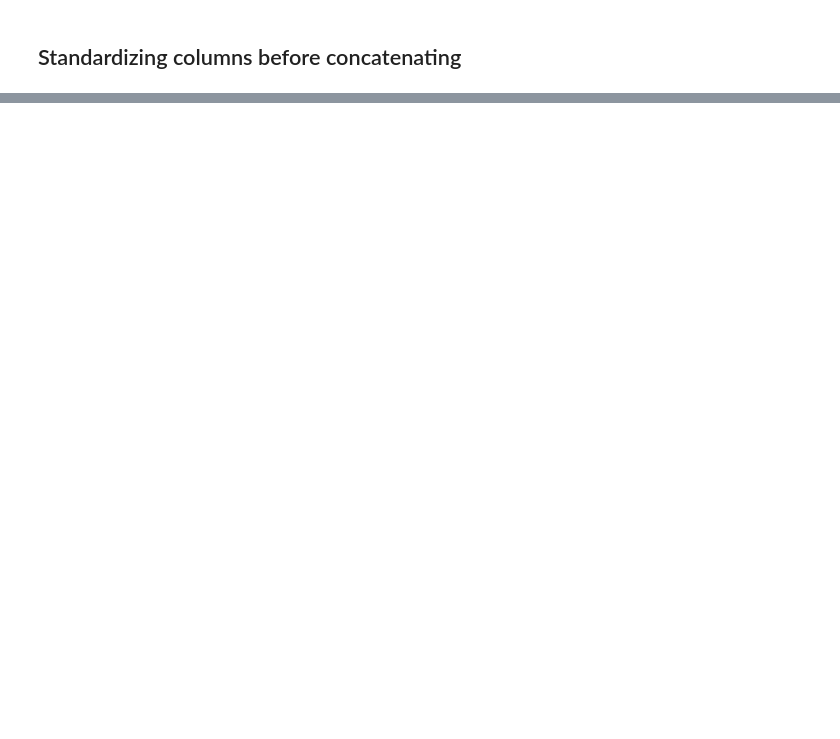
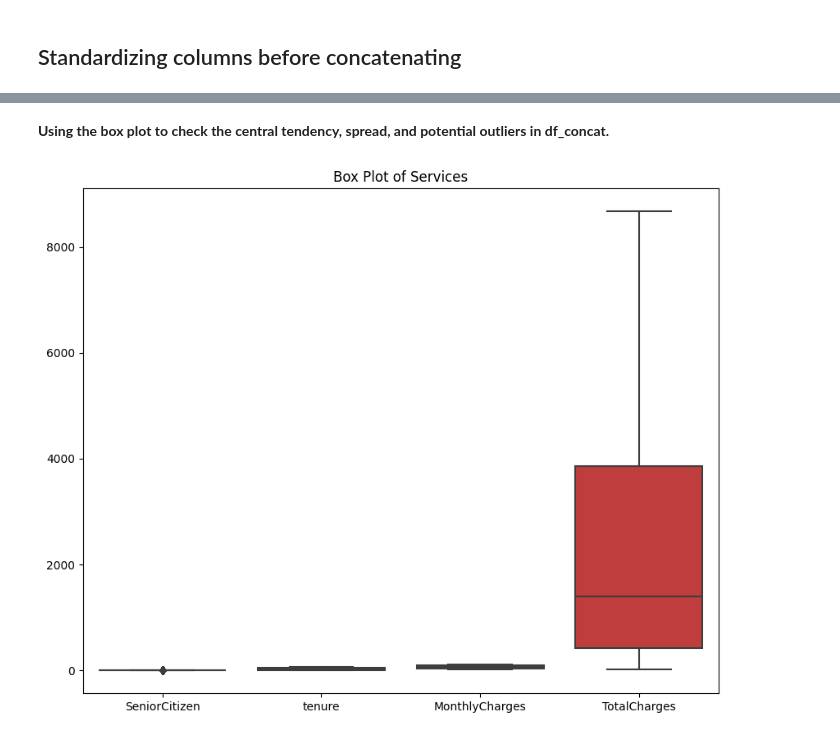
Before and after one commit to Ibrahim-I-Babana/Customer_Churn_Prediction_Problem, a Jupyter notebook: codebabana2.ipynb, the cells around one changed output, grey strips where cells are left out. Saved outputs shown, nothing was run; the diff lists cells and outputs as text; code cells hidden in the pictures; blank space fills up the shorter version.

```diff
--- a/codebabana2.ipynb
+++ b/codebabana2.ipynb
@@ -381,0 +437,6 @@ AttributeError: 'DataFrame' object has no attribute 'types'
+# %%
+# Looping through the columns to change the boolean datatypes in the first data to objects
+boolean_columns = ['SeniorCitizen','Partner','Dependents','Churn','PhoneService','MultipleLines','OnlineSecurity','DeviceProtection','TechSupport','StreamingTV','StreamingMovies','PaperlessBilling']
+
+for col in boolean_columns:
+    FirstDataset[col] = FirstDataset[col].map({True: 'Yes', False: 'No'})
@@ -381,0 +445,7 @@ AttributeError: 'DataFrame' object has no attribute 'types'
+# %%
+# Changing the senior citizen column in the second dataset from yes and no to 1 and 0
+FirstDataset['SeniorCitizen'] = FirstDataset['SeniorCitizen'].map({'Yes': 1, 'No': 0})
+# removing the non-numeric characters from the total charges column
+SecondDataset['TotalCharges'] = pd.to_numeric(SecondDataset['TotalCharges'], errors='coerce')
+# changing the total charges column from an object to a float datatype
+SecondDataset['TotalCharges'] = SecondDataset['TotalCharges'].astype(float)
@@ -381,0 +454,10 @@ AttributeError: 'DataFrame' object has no attribute 'types'
+# %%
+FirstDataset['MultipleLines']= FirstDataset['MultipleLines'].replace({False:'No', True:'Yes', None:'No phone service'})
+FirstDataset['PhoneService']= FirstDataset['PhoneService'].replace({False:'No', True:'Yes', None:'No phone service'})
+FirstDataset['DeviceProtection']= FirstDataset['DeviceProtection'].replace({False:'No', True:'Yes', None:'No phone service'})
+FirstDataset['TechSupport']= FirstDataset['TechSupport'].replace({False:'No', True:'Yes', None:'No phone service'})
+FirstDataset['PaperlessBilling']= FirstDataset['PaperlessBilling'].replace({False:'No', True:'Yes', None:'No phone service'})
+FirstDataset['StreamingTV']= FirstDataset['StreamingTV'].replace({False:'No', True:'Yes', None:'No phone service'})
+FirstDataset['StreamingMovies']= FirstDataset['StreamingMovies'].replace({False:'No', True:'Yes', None:'No phone service'})
+FirstDataset['OnlineSecurity']= FirstDataset['OnlineSecurity'].replace({False:'No', True:'Yes', None:'No phone service'})
+FirstDataset['OnlineBackup']= FirstDataset['OnlineBackup'].replace({False:'No', True:'Yes', None:'No phone service'})
@@ -381,0 +466,5 @@ AttributeError: 'DataFrame' object has no attribute 'types'
+# %%
+# Merging two datasets
+df_concat = pd.concat([FirstDataset,SecondDataset])
+
+df_concat.head(2)
@@ -381,0 +548,10 @@ AttributeError: 'DataFrame' object has no attribute 'types'
+# %% [markdown]
+**Using the box plot to check the central tendency, spread, and potential outliers in df_concat.**
+# %%
+# Create a box plot
+plt.figure(figsize=(10, 8))
+sns.boxplot(data=df_concat)
+plt.title('Box Plot of Services')
+plt.show()
+# %% [output]
+[figure, added]
```
Also changed, not shown: parts of 155 cells of this notebook, 1 other file.
